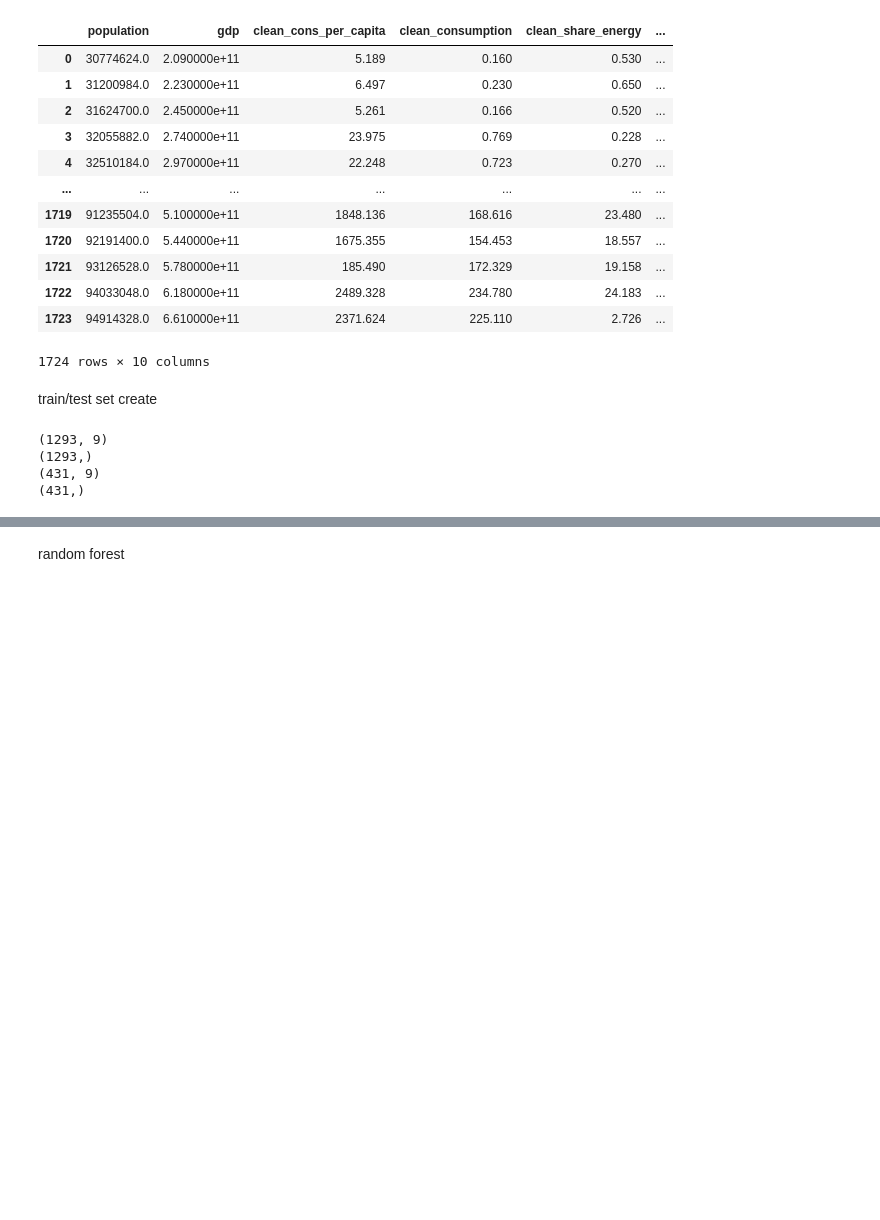
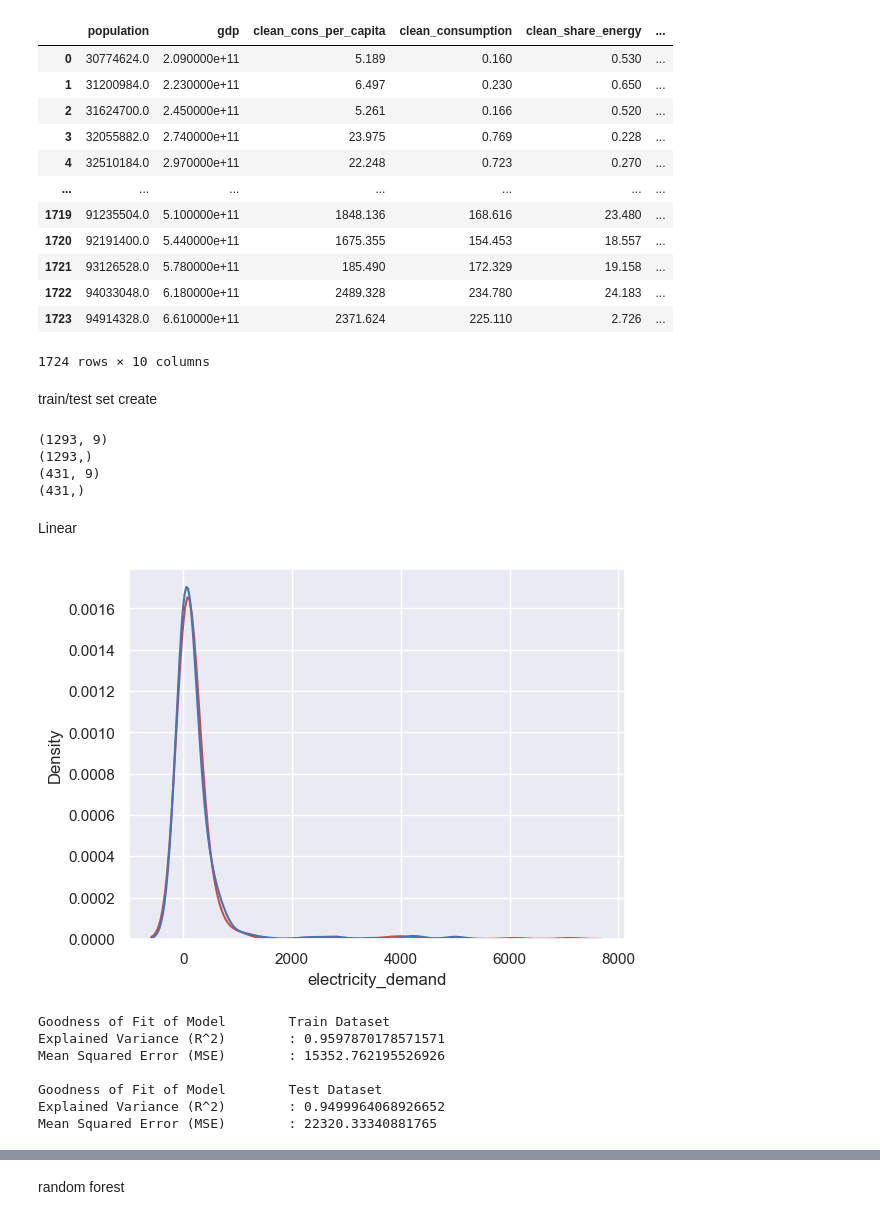
Before and after one commit to Smith-bytes/Project, a Jupyter notebook: project.ipynb, the cells around one changed output, grey strips where cells are left out. Saved outputs shown, nothing was run; the diff lists cells and outputs as text; code cells hidden in the pictures; blank space fills up the shorter version.

```diff
--- a/project.ipynb
+++ b/project.ipynb
@@ -53,3 +57,39 @@ print(y_test.shape)
 (1293,)
 (431, 9)
 (431,)
+# %% [markdown]
+Linear
+# %%
+from sklearn.linear_model import LinearRegression
+
+linreg1 = LinearRegression()
+linreg1.fit(x_train, y_train)
+lin_energy_train_pred = linreg1.predict(x_train)
+lin_energy_test_pred = linreg1.predict(x_test)
+
+ax=plt.axes()
+
+sb.kdeplot(y_test, color="r",
+                label= "actual value", ax=ax)
+sb.kdeplot(lin_energy_test_pred, color="b",
+                label= "fitted value", ax=ax)
+
+plt.show()
+# Check the Goodness of Fit (on Test Data)
+print("Goodness of Fit of Model \tTrain Dataset")
+print("Explained Variance (R^2) \t:", linreg1.score(x_train, y_train))
+print("Mean Squared Error (MSE) \t:", mean_squared_error(y_train, lin_energy_train_pred))
+print()
+print("Goodness of Fit of Model \tTest Dataset")
+print("Explained Variance (R^2) \t:", linreg1.score(x_test, y_test))
+print("Mean Squared Error (MSE) \t:", mean_squared_error(y_test, lin_energy_test_pred))
+print()
+# %% [output]
+[figure, added]
+Goodness of Fit of Model        Train Dataset
+Explained Variance (R^2)        : 0.9597870178571571
+Mean Squared Error (MSE)        : 15352.762195526926
+
+Goodness of Fit of Model        Test Dataset
+Explained Variance (R^2)        : 0.9499964068926652
+Mean Squared Error (MSE)        : 22320.33340881765
```
Also changed, not shown: parts of 10 cells of this notebook, 2 other files.
